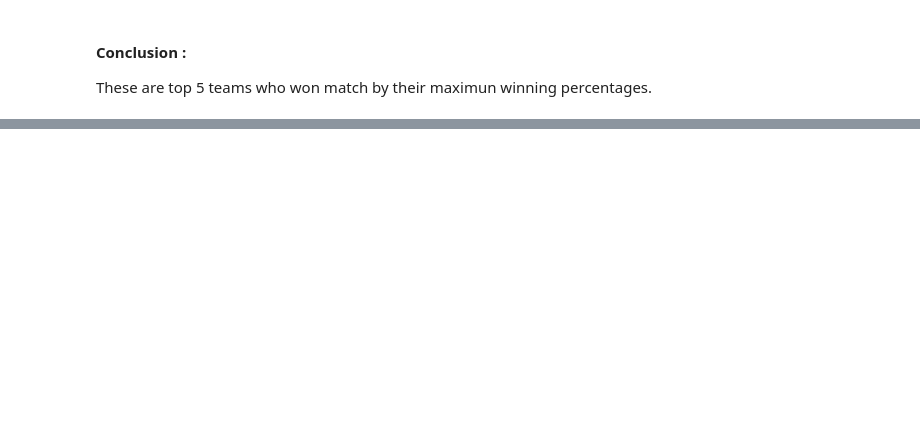
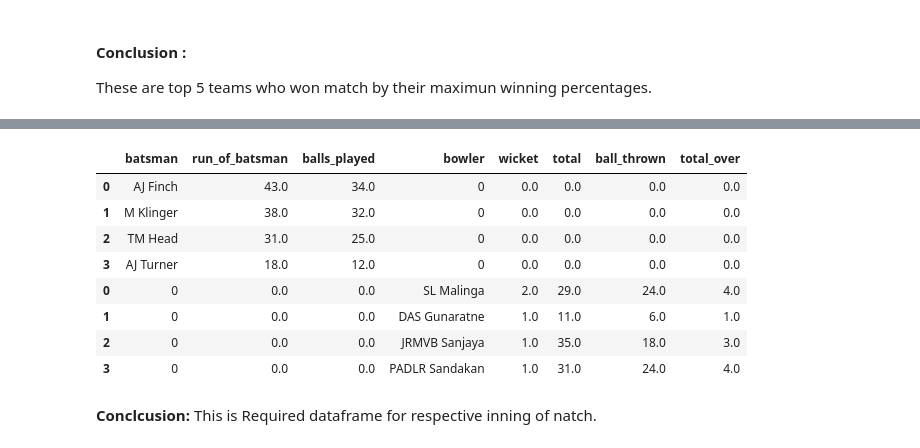
Before and after one commit to Gauravms2143/-International_T20_Data-Analysis--Self-Project.ipynb, a Jupyter notebook: International_T20_Data_Analysis_Self_Project.ipynb, the cells around one changed output, grey strips where cells are left out. Drawn from its saved outputs; the diff is of its cells as text; code cells hidden in the pictures; blank space fills up the shorter version.

```diff
--- a/International_T20_Data_Analysis_Self_Project.ipynb
+++ b/International_T20_Data_Analysis_Self_Project.ipynb
@@ -346,0 +873,15 @@ These are top 5 teams who won match by their maximun winning percentages.
+# %%
+Final_Dataframe.fillna(0)
+# %% [output]
+|  | batsman | run_of_batsman | balls_played | bowler | wicket | total | ball_thrown | total_over |
+| 0 | AJ Finch | 43.0 | 34.0 | 0 | 0.0 | 0.0 | 0.0 | 0.0 |
+| 1 | M Klinger | 38.0 | 32.0 | 0 | 0.0 | 0.0 | 0.0 | 0.0 |
+| 2 | TM Head | 31.0 | 25.0 | 0 | 0.0 | 0.0 | 0.0 | 0.0 |
+| 3 | AJ Turner | 18.0 | 12.0 | 0 | 0.0 | 0.0 | 0.0 | 0.0 |
+| 0 | 0 | 0.0 | 0.0 | SL Malinga | 2.0 | 29.0 | 24.0 | 4.0 |
+| 1 | 0 | 0.0 | 0.0 | DAS Gunaratne | 1.0 | 11.0 | 6.0 | 1.0 |
+| 2 | 0 | 0.0 | 0.0 | JRMVB Sanjaya | 1.0 | 35.0 | 18.0 | 3.0 |
+| 3 | 0 | 0.0 | 0.0 | PADLR Sandakan | 1.0 | 31.0 | 24.0 | 4.0 |
+# %% [markdown]
+ **Conclcusion:**
+This is Required dataframe for respective inning of natch.
```
Also changed, not shown: parts of 60 cells of this notebook.
